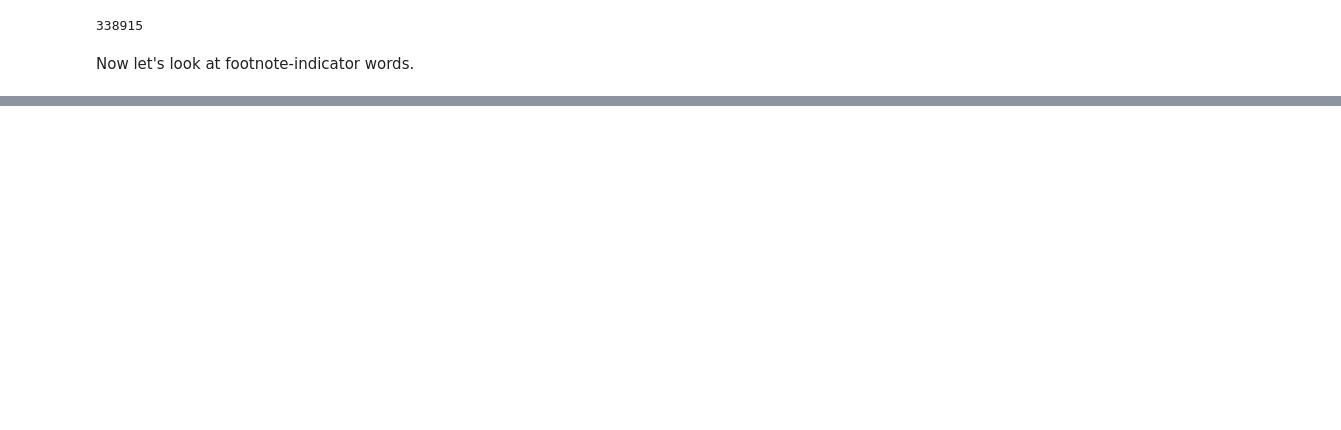
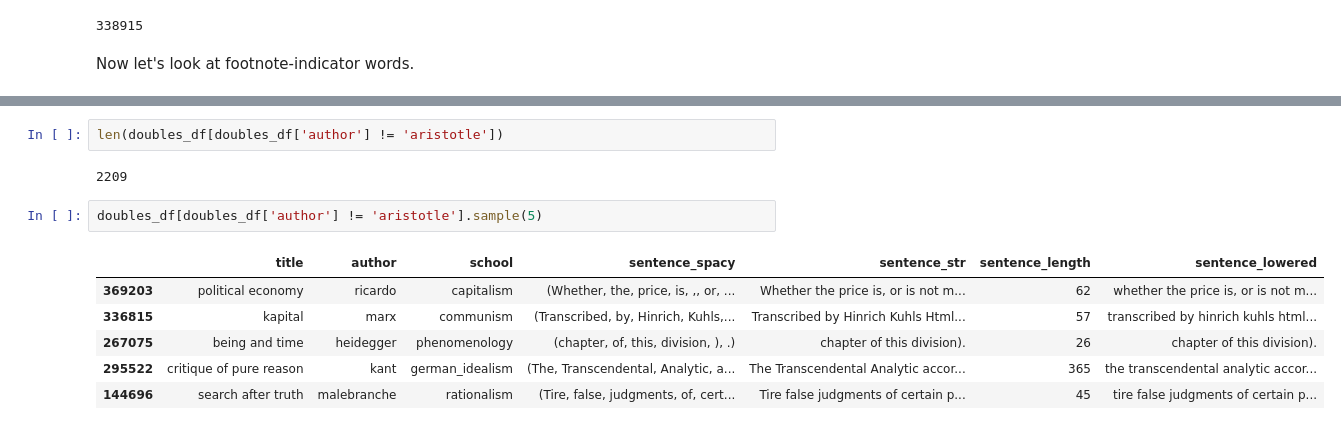
Before and after one commit to kcalizadeh/phil_nlp, a Jupyter notebook: data_load_clean.ipynb, the cells around one changed output, grey strips where cells are left out. Cells and saved outputs as stored; diff of their text form; blank space fills up the shorter version.

```diff
--- a/data_load_clean.ipynb
+++ b/data_load_clean.ipynb
@@ -1303,0 +970,13 @@ keynes_employment = keynes_employment.split('GENERAL INTRODUCTION')[1].split('PR
+# %%
+len(doubles_df[doubles_df['author'] != 'aristotle'])
+# %% [output]
+2209
+# %%
+doubles_df[doubles_df['author'] != 'aristotle'].sample(5)
+# %% [output]
+|  | title | author | school | sentence_spacy | sentence_str | sentence_length | sentence_lowered |
+| 369203 | political economy | ricardo | capitalism | (Whether, the, price, is, ,, or, ... | Whether the price is, or is not m... | 62 | whether the price is, or is not m... |
+| 336815 | kapital | marx | communism | (Transcribed, by, Hinrich, Kuhls,... | Transcribed by Hinrich Kuhls Html... | 57 | transcribed by hinrich kuhls html... |
+| 267075 | being and time | heidegger | phenomenology | (chapter, of, this, division, ), .) | chapter of this division). | 26 | chapter of this division). |
+| 295522 | critique of pure reason | kant | german_idealism | (The, Transcendental, Analytic, a... | The Transcendental Analytic accor... | 365 | the transcendental analytic accor... |
+| 144696 | search after truth | malebranche | rationalism | (Tire, false, judgments, of, cert... | Tire false judgments of certain p... | 45 | tire false judgments of certain p... |
```
Also changed, not shown: parts of 72 cells of this notebook.
